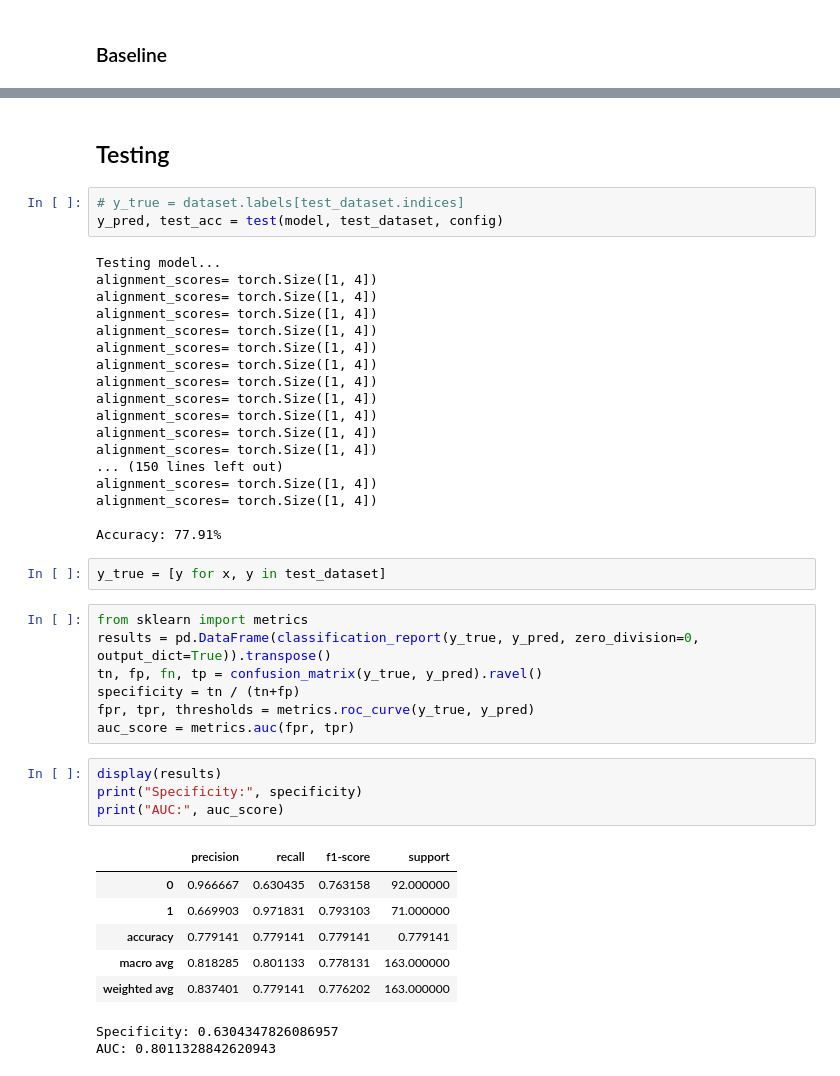
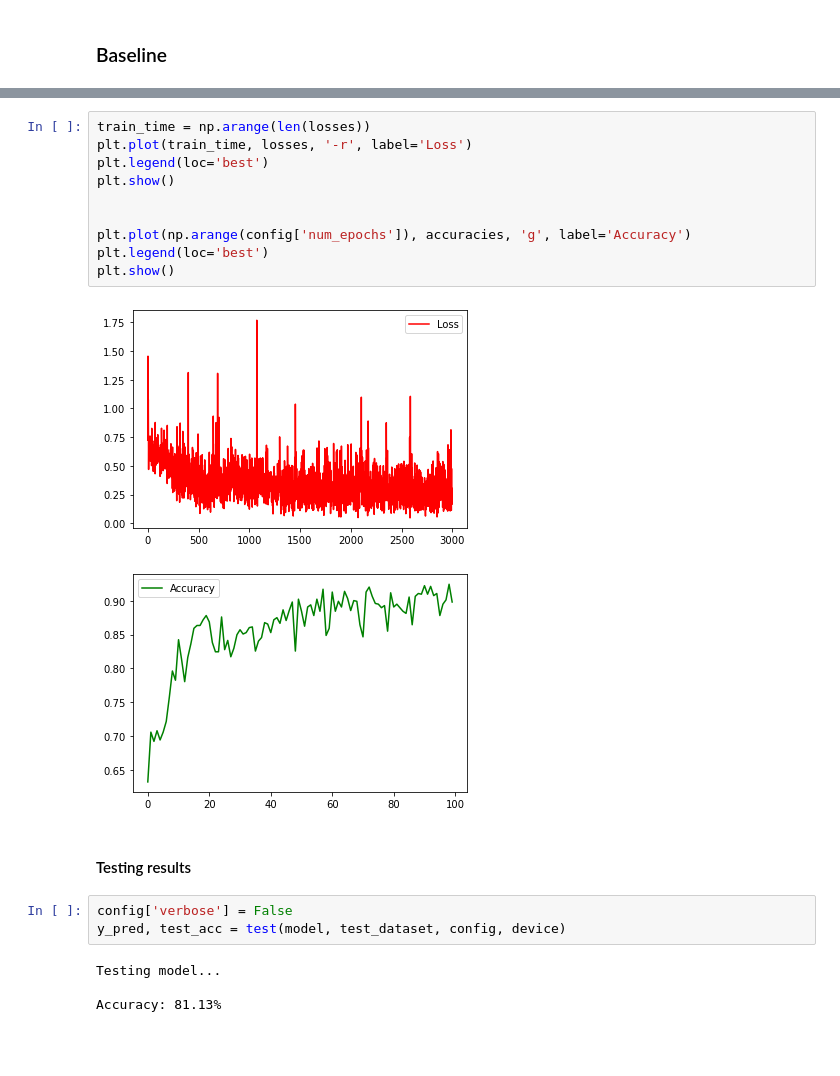
Before and after one commit to kalifadan/Final_project_cs236781, a Jupyter notebook: src/Model.ipynb, the cells around one changed output, grey strips where cells are left out. Cells and saved outputs as stored; diff of their text form; blank space fills up the shorter version.

```diff
--- a/src/Model.ipynb
+++ b/src/Model.ipynb
@@ -154,45 +174,22 @@ torch.save({
+# %%
+train_time = np.arange(len(losses))
+plt.plot(train_time, losses, '-r', label='Loss')
+plt.legend(loc='best')
+plt.show()
+
+
+plt.plot(np.arange(config['num_epochs']), accuracies, 'g', label='Accuracy')
+plt.legend(loc='best')
+plt.show()
+# %% [output]
+[figure, added]
+[figure, added]
 # %% [markdown]
-## Testing
+#### Testing results
 # %%
-# y_true = dataset.labels[test_dataset.indices]
-y_pred, test_acc = test(model, test_dataset, config)
+config['verbose'] = False
+y_pred, test_acc = test(model, test_dataset, config, device)
 # %% [output]
 Testing model...
-alignment_scores= torch.Size([1, 4])
-alignment_scores= torch.Size([1, 4])
-alignment_scores= torch.Size([1, 4])
-alignment_scores= torch.Size([1, 4])
-alignment_scores= torch.Size([1, 4])
-alignment_scores= torch.Size([1, 4])
-alignment_scores= torch.Size([1, 4])
-alignment_scores= torch.Size([1, 4])
-alignment_scores= torch.Size([1, 4])
-alignment_scores= torch.Size([1, 4])
-alignment_scores= torch.Size([1, 4])
-... (150 lines left out)
-alignment_scores= torch.Size([1, 4])
-alignment_scores= torch.Size([1, 4])
 
-Accuracy: 77.91%
+Accuracy: 81.13%
-# %%
-y_true = [y for x, y in test_dataset]
-# %%
-from sklearn import metrics
-results = pd.DataFrame(classification_report(y_true, y_pred, zero_division=0, output_dict=True)).transpose()
-tn, fp, fn, tp = confusion_matrix(y_true, y_pred).ravel()
-specificity = tn / (tn+fp)
-fpr, tpr, thresholds = metrics.roc_curve(y_true, y_pred)
-auc_score = metrics.auc(fpr, tpr)
-# %%
-display(results)
-print("Specificity:", specificity)
-print("AUC:", auc_score)
-# %% [output]
-|  | precision | recall | f1-score | support |
-| 0 | 0.966667 | 0.630435 | 0.763158 | 92.000000 |
-| 1 | 0.669903 | 0.971831 | 0.793103 | 71.000000 |
-| accuracy | 0.779141 | 0.779141 | 0.779141 | 0.779141 |
-| macro avg | 0.818285 | 0.801133 | 0.778131 | 163.000000 |
-| weighted avg | 0.837401 | 0.779141 | 0.776202 | 163.000000 |
-Specificity: 0.6304347826086957
-AUC: 0.8011328842620943
```
Also changed, not shown: parts of 21 cells of this notebook, 2 other files.
